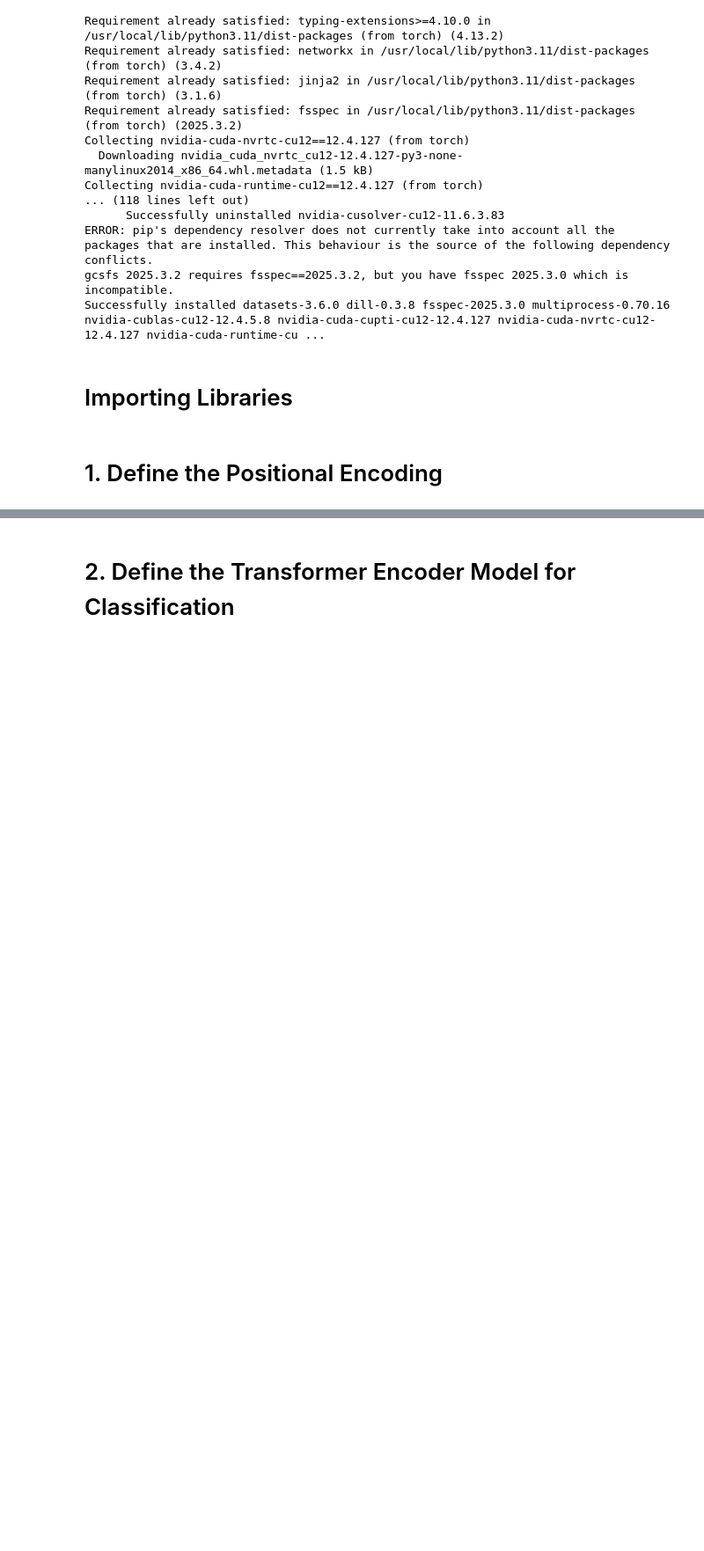
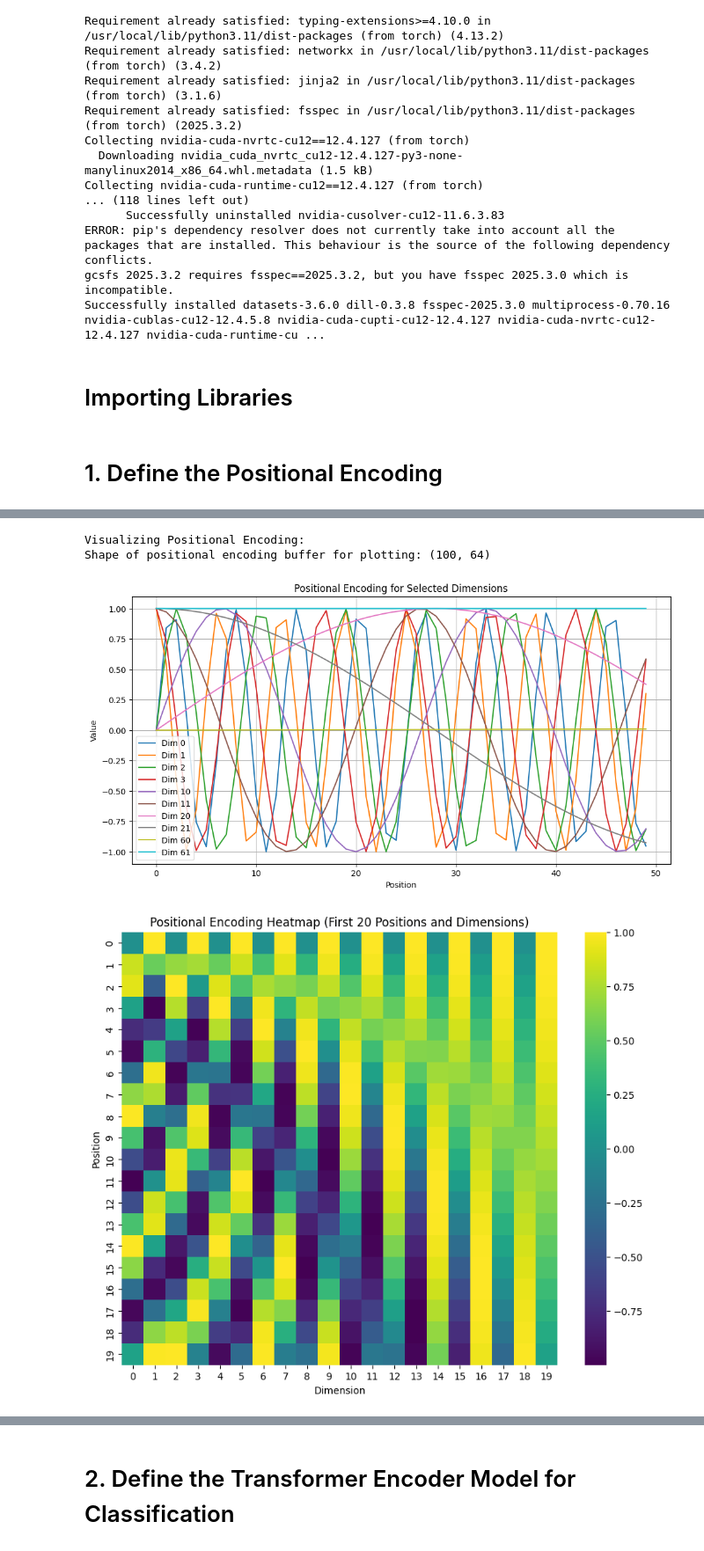
Before and after one commit to hbtgit/Transformer-based-model-for-sentiment-analysis, a Jupyter notebook: Transformer_based_sentiment_analysis.ipynb, the cells around one changed output, grey strips where cells are left out. Shown: that part at 88% size. Cells and saved outputs as stored; diff of their text form; code cells hidden in the pictures; blank space fills up the shorter version.

```diff
--- a/Transformer_based_sentiment_analysis.ipynb
+++ b/Transformer_based_sentiment_analysis.ipynb
@@ -50,0 +148,49 @@ class PositionalEncoding(nn.Module):
+# %%
+import matplotlib.pyplot as plt
+import seaborn as sns
+
+# Assuming PositionalEncoding class is already defined and the instance pos_encoder_demo exists
+# And assuming the pe buffer has been populated during initialization
+
+# Get the positional encoding buffer
+pe_buffer = pos_encoder_demo.pe.squeeze(0).cpu().numpy() # Remove batch dimension and move to CPU for numpy
+
+print(f"\nVisualizing Positional Encoding:")
+print(f"Shape of positional encoding buffer for plotting: {pe_buffer.shape}")
+
+# Plotting a few dimensions across different positions
+plt.figure(figsize=(12, 6))
+dimensions_to_plot = [0, 1, 2, 3, 10, 11, 20, 21, 60, 61] # Select a few dimensions to show frequency changes
+for dim in dimensions_to_plot:
+    plt.plot(pe_buffer[:50, dim], label=f'Dim {dim}') # Plot the first 50 positions
+
+plt.title('Positional Encoding for Selected Dimensions')
+plt.xlabel('Position')
+plt.ylabel('Value')
+plt.legend()
+plt.grid(True)
+plt.show()
+
+# Plotting as a heatmap to see the pattern for the first few positions and dimensions
+plt.figure(figsize=(10, 8))
+# Select the first few positions and dimensions for the heatmap
+sns.heatmap(pe_buffer[:20, :20], cmap='viridis', annot=False, cbar=True)
+plt.title('Positional Encoding Heatmap (First 20 Positions and Dimensions)')
+plt.xlabel('Dimension')
+plt.ylabel('Position')
+plt.show()
+
+# Plotting a single positional encoding vector (e.g., at position 5)
+position_to_plot = 5
+plt.figure(figsize=(12, 4))
+plt.plot(pe_buffer[position_to_plot, :])
+plt.title(f'Positional Encoding Vector at Position {position_to_plot}')
+plt.xlabel('Dimension')
+plt.ylabel('Value')
+plt.grid(True)
+plt.show()
+# %% [output]
+Visualizing Positional Encoding:
+Shape of positional encoding buffer for plotting: (100, 64)
+[figure, added]
+[figure, added]
```
Also changed, not shown: parts of 13 cells of this notebook, 1 other file.
